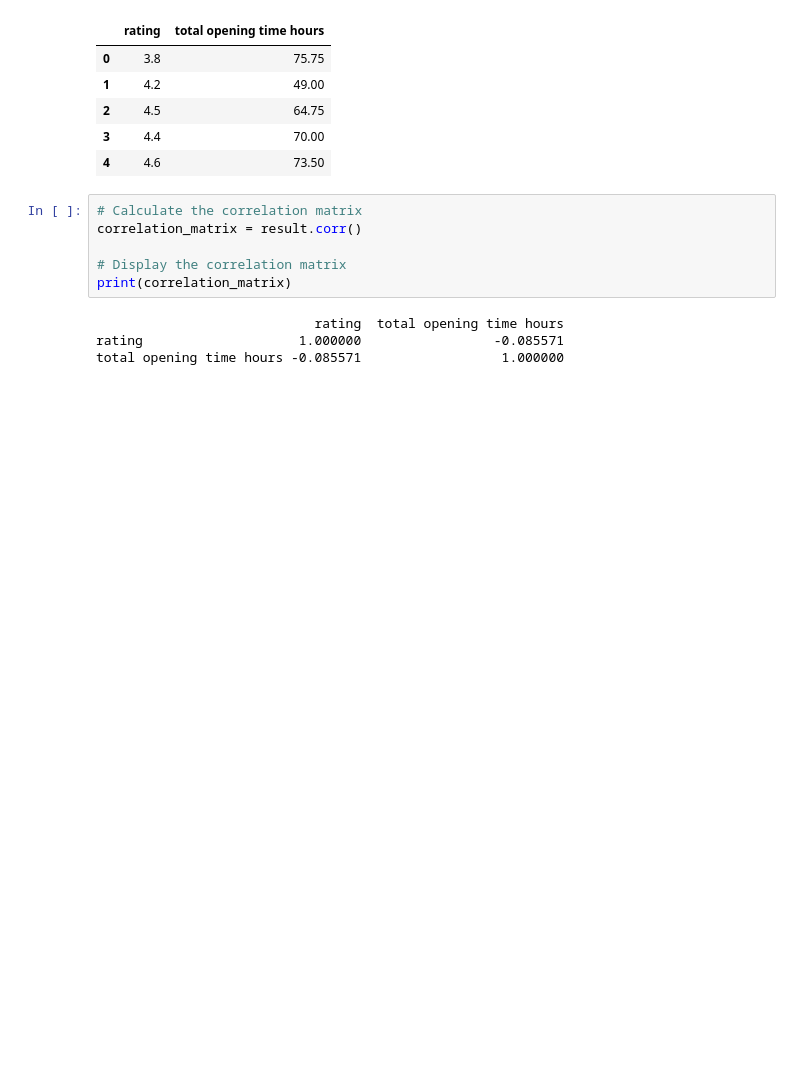
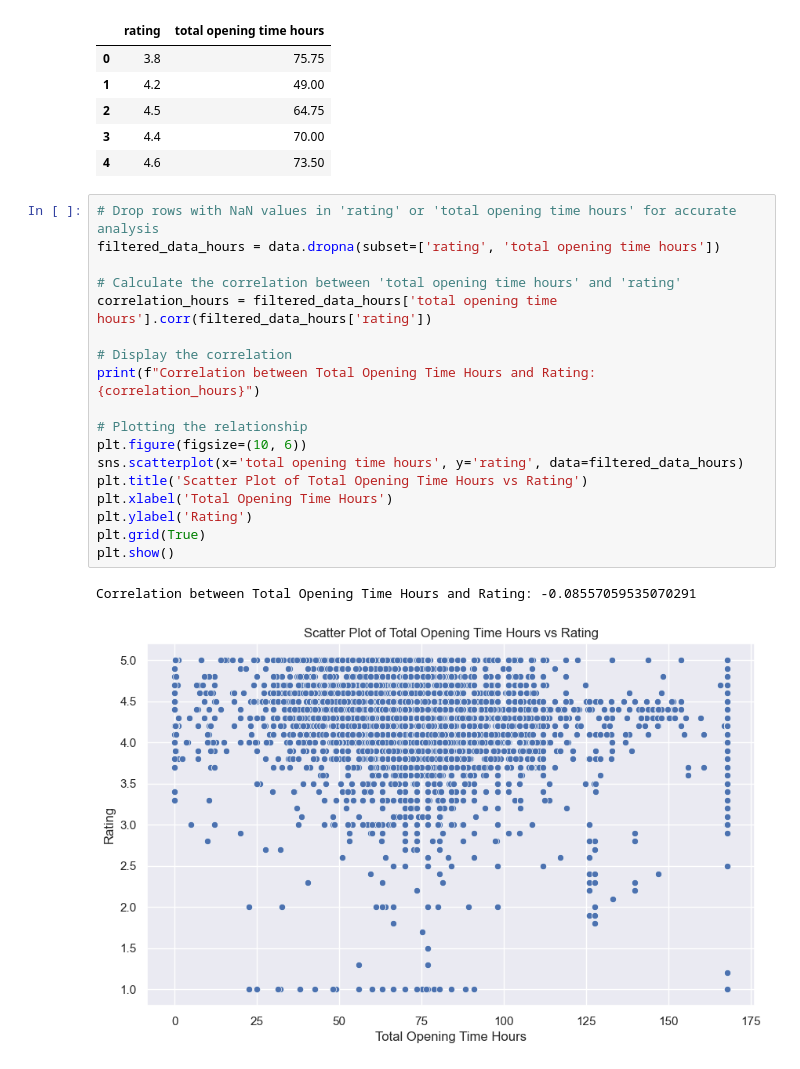
Before and after one commit to KCCHONG1997/ntu-grabsg-datasci-miniproject, a Jupyter notebook: Correlation Analysis.ipynb, the cells around one changed output. Saved outputs shown, nothing was run; the diff lists cells and outputs as text; blank space fills up the shorter version.

```diff
--- a/Correlation Analysis.ipynb
+++ b/Correlation Analysis.ipynb
@@ -333,13 +331,24 @@ result.head()
 | 2 | 4.5 | 64.75 |
 | 3 | 4.4 | 70.00 |
 | 4 | 4.6 | 73.50 |
-# %%
-# Calculate the correlation matrix
-correlation_matrix = result.corr()
-
-# Display the correlation matrix
-print(correlation_matrix)
-# %% [output]
-                            rating  total opening time hours
-rating                    1.000000                 -0.085571
-total opening time hours -0.085571                  1.000000
+# %%
+# Drop rows with NaN values in 'rating' or 'total opening time hours' for accurate analysis
+filtered_data_hours = data.dropna(subset=['rating', 'total opening time hours'])
+
+# Calculate the correlation between 'total opening time hours' and 'rating'
+correlation_hours = filtered_data_hours['total opening time hours'].corr(filtered_data_hours['rating'])
+
+# Display the correlation
+print(f"Correlation between Total Opening Time Hours and Rating: {correlation_hours}")
+
+# Plotting the relationship
+plt.figure(figsize=(10, 6))
+sns.scatterplot(x='total opening time hours', y='rating', data=filtered_data_hours)
+plt.title('Scatter Plot of Total Opening Time Hours vs Rating')
+plt.xlabel('Total Opening Time Hours')
+plt.ylabel('Rating')
+plt.grid(True)
+plt.show()
+# %% [output]
+Correlation between Total Opening Time Hours and Rating: -0.08557059535070291
+[figure, added]
```
Also changed, not shown: parts of 20 cells of this notebook, 1 other file.
